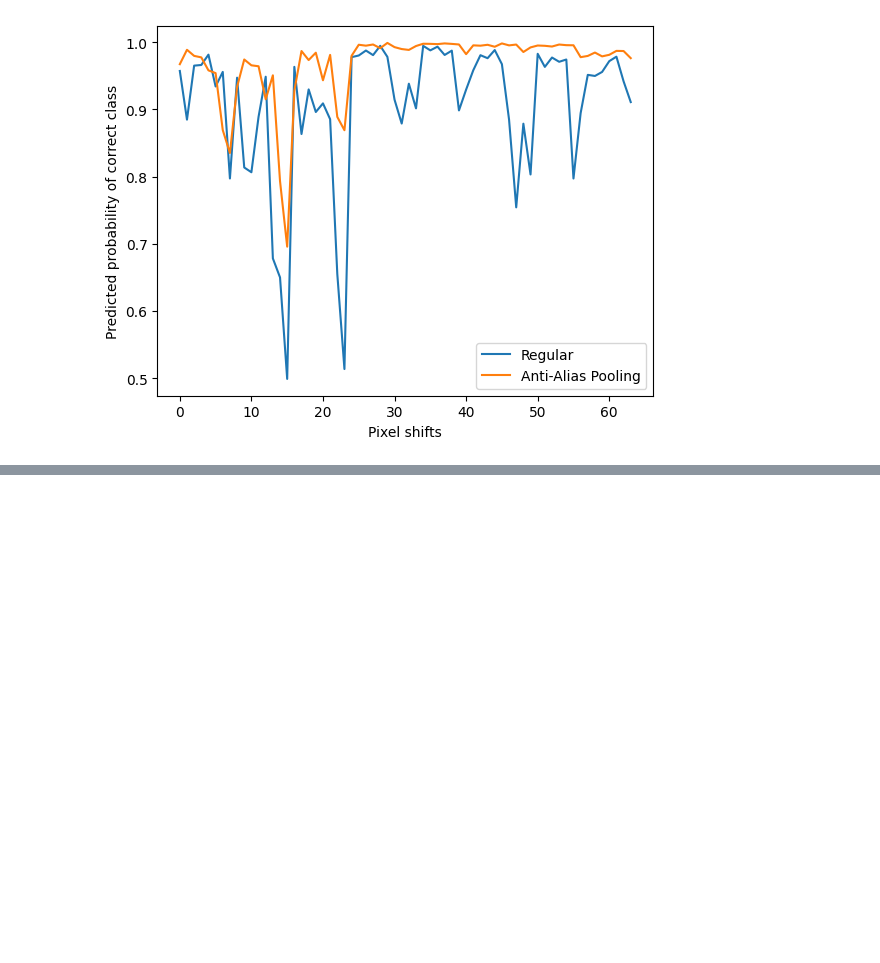
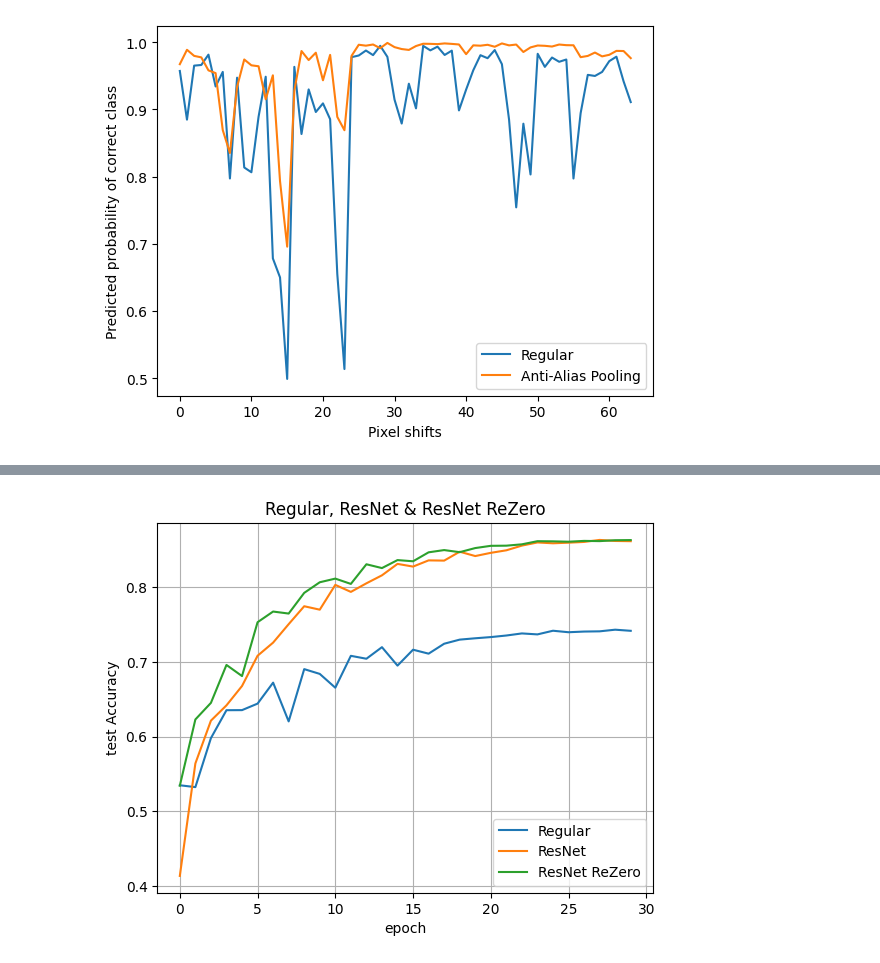
Before and after one commit to joakor89/Inside_Deep_Learning, a Jupyter notebook: chap_14/ABB.ipynb, the cells around one changed output, grey strips where cells are left out. Saved outputs shown, nothing was run; the diff lists cells and outputs as text; code cells hidden in the pictures; blank space fills up the shorter version.

```diff
--- a/chap_14/ABB.ipynb
+++ b/chap_14/ABB.ipynb
@@ -393,0 +453,10 @@ ax.set(xlabel='Pixel shifts', ylabel='Predicted probability of correct class')
+# %%
+resnetReZero_results = train_network(resnetReZero_cifar10,
+loss,
+train_loader,
+epochs=epochs,
+device=device,
+test_loader=test_loader,
+optimizer=optimizer,
+lr_schedule=scheduler,
+score_funcs={'Accuracy': accuracy_score})
@@ -393,0 +480,31 @@ ax.set(xlabel='Pixel shifts', ylabel='Predicted probability of correct class')
+# %%
+resnet_results = train_network(resnet_cifar10,
+loss,
+train_loader,
+epochs=epochs,
+device=device,
+test_loader=test_loader,
+optimizer=optimizer,
+lr_schedule=scheduler,
+score_funcs={'Accuracy': accuracy_score})
+# %%
+sns.lineplot(x='epoch',
+y='test Accuracy',
+data=normal_results,
+label='Regular')
+
+sns.lineplot(x='epoch',
+y='test Accuracy',
+data=resnet_results,
+label='ResNet')
+
+sns.lineplot(x='epoch',
+y='test Accuracy',
+data=resnetReZero_results,
+label='ResNet ReZero')
+
+plt.title('Regular, ResNet & ResNet ReZero')
+plt.grid(True)
+plt.show()
+# %% [output]
+[figure, added]
```
Also changed, not shown: parts of 15 cells of this notebook, 1 other file.
